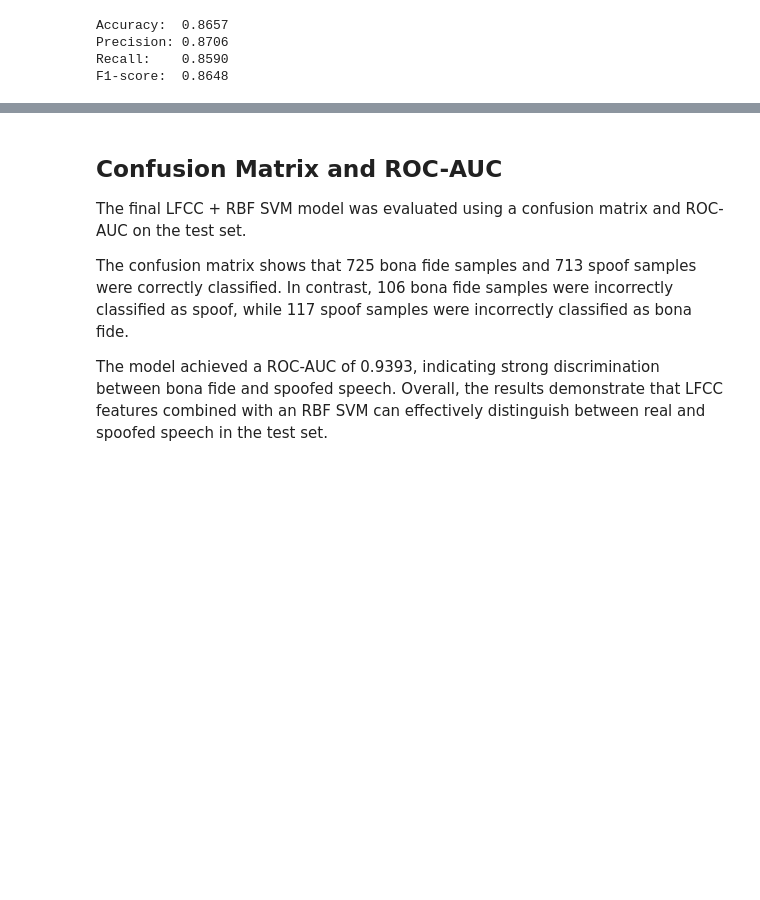
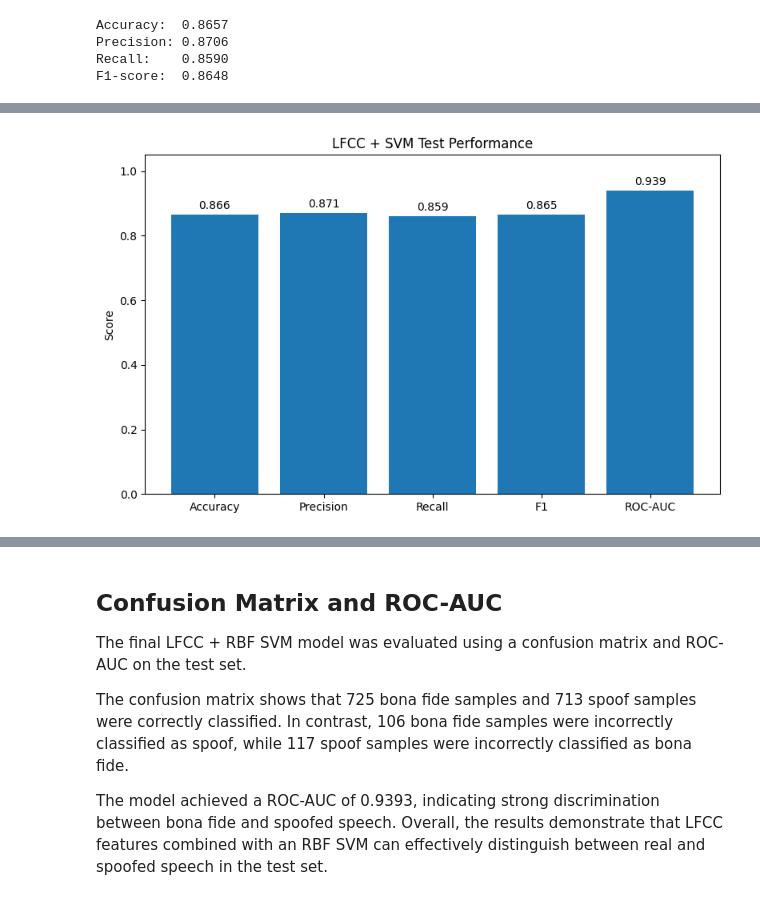
Before and after one commit to WaadZiadeh/Spoken-Project, a Jupyter notebook: Spoken_Project_.ipynb, the cells around one changed output, grey strips where cells are left out. Drawn from its saved outputs; the diff is of its cells as text; code cells hidden in the pictures; blank space fills up the shorter version.

```diff
--- a/Spoken_Project_.ipynb
+++ b/Spoken_Project_.ipynb
@@ -1101,0 +1137,29 @@ ROC-AUC: 0.9393
+# %%
+import matplotlib.pyplot as plt
+
+metrics = ["Accuracy", "Precision", "Recall", "F1", "ROC-AUC"]
+scores = [0.8657, 0.8706, 0.8590, 0.8648, 0.9393]  # your LFCC test results
+
+fig, ax = plt.subplots(figsize=(8, 5))
+bars = ax.bar(metrics, scores, color="#1f77b4")
+
+# Add the value label on top of each bar
+for bar, score in zip(bars, scores):
+    ax.text(
+        bar.get_x() + bar.get_width() / 2,
+        bar.get_height() + 0.01,
+        f"{score:.3f}",
+        ha="center",
+        va="bottom",
+        fontsize=10
+    )
+
+ax.set_ylim(0, 1.05)
+ax.set_ylabel("Score")
+ax.set_title("LFCC + SVM Test Performance")
+
+plt.tight_layout()
+plt.savefig("lfcc_test_performance.png", dpi=300)
+plt.show()
+# %% [output]
+[figure, added]
```
Also changed, not shown: parts of 8 cells of this notebook.
